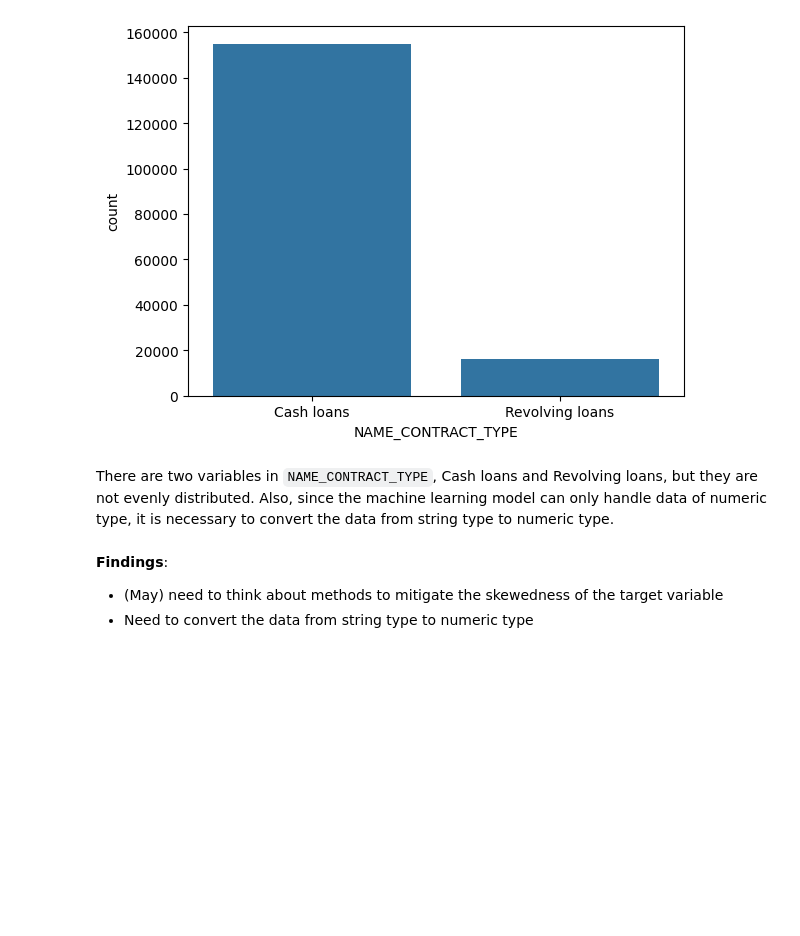
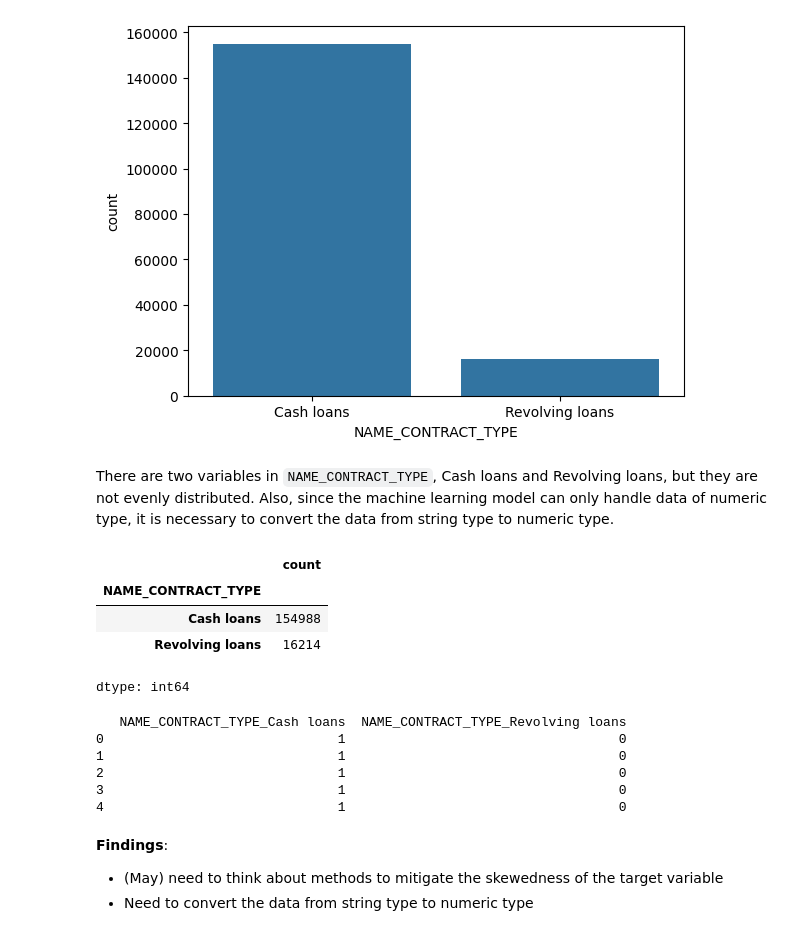
Before and after one commit to BlessedAron254/home-credit-default-risk, a Jupyter notebook: tutorialmodel2.ipynb, the cells around one changed output. Drawn from its saved outputs; the diff is of its cells as text; code cells hidden in the pictures; blank space fills up the shorter version.

```diff
--- a/tutorialmodel2.ipynb
+++ b/tutorialmodel2.ipynb
@@ -351,6 +351,50 @@ plt.show()
 [figure]
 # %% [markdown]
 There are two variables in `NAME_CONTRACT_TYPE`, Cash loans and Revolving loans, but they are not evenly distributed. Also, since the machine learning model can only handle data of numeric type, it is necessary to convert the data from string type to numeric type.
+# %%
+# Display the different loan contract types and their frequencies
+train["NAME_CONTRACT_TYPE"].value_counts()
+# %% [output]
+|  | count |
+| NAME_CONTRACT_TYPE |  |
+| Cash loans | 154988 |
+| Revolving loans | 16214 |
+dtype: int64
+# %%
+# Convert NAME_CONTRACT_TYPE categories into numerical columns
+# Cash loans and Revolving loans will each get their own column
+
+train = pd.get_dummies(
+    train,
+    columns=["NAME_CONTRACT_TYPE"],
+    dtype=int
+)
+
+test = pd.get_dummies(
+    test,
+    columns=["NAME_CONTRACT_TYPE"],
+    dtype=int
+)
+
+# Ensure train and test have the same feature columns
+# Missing columns are filled with 0
+test = test.reindex(
+    columns=train.columns,
+    fill_value=0
+)
+
+# Display the encoded loan contract types
+print(train[[
+    "NAME_CONTRACT_TYPE_Cash loans",
+    "NAME_CONTRACT_TYPE_Revolving loans"
+]].head())
+# %% [output]
+   NAME_CONTRACT_TYPE_Cash loans  NAME_CONTRACT_TYPE_Revolving loans
+0                              1                                   0
+1                              1                                   0
+2                              1                                   0
+3                              1                                   0
+4                              1                                   0
 # %% [markdown]
 **Findings**:<br>
 * (May) need to think about methods to mitigate the skewedness of the target variable
```
Also changed, not shown: parts of 4 cells of this notebook.
